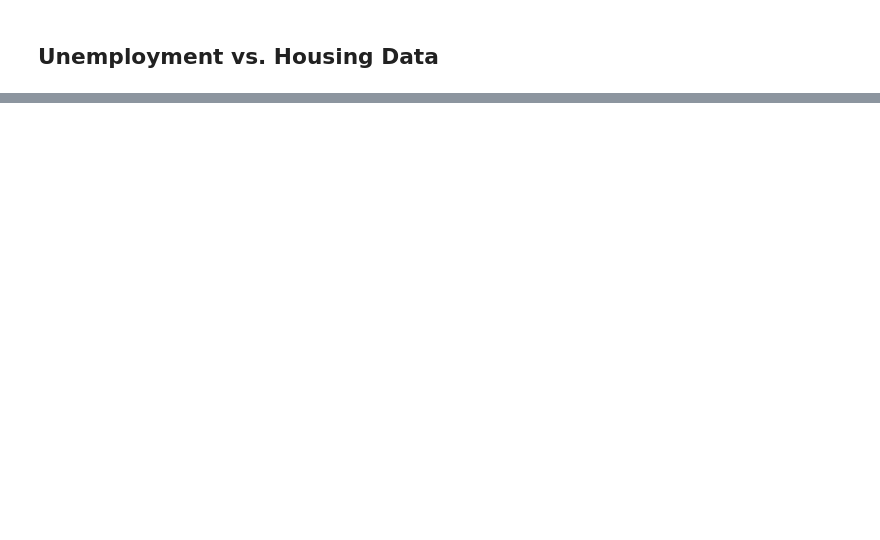
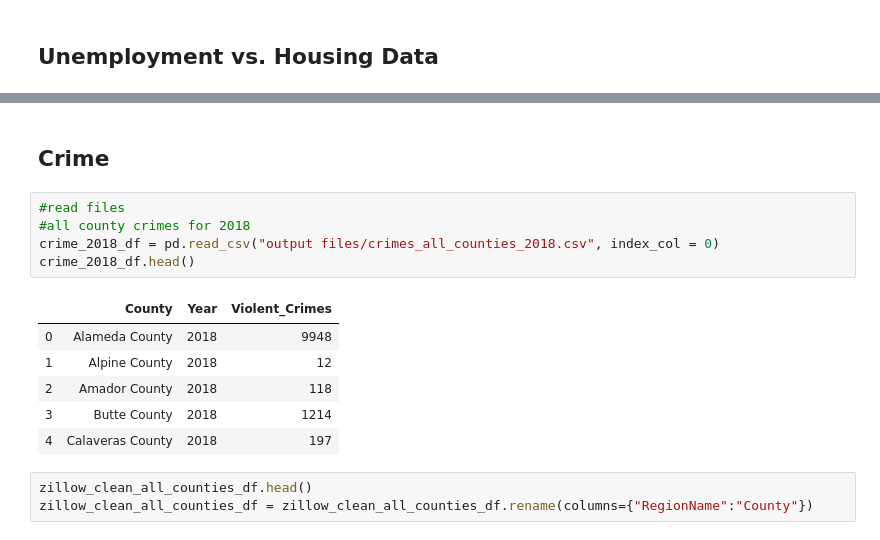
Before and after one commit to TrevorLovesMommy/Real-Estate-Project, a Jupyter notebook: Analysis.ipynb, the cells around one changed output, grey strips where cells are left out. Saved outputs shown, nothing was run; the diff lists cells and outputs as text; blank space fills up the shorter version.

```diff
--- a/Analysis.ipynb
+++ b/Analysis.ipynb
@@ -506,0 +590,17 @@ plt.show()
+# %% [markdown]
+## Crime
+# %%
+#read files
+#all county crimes for 2018
+crime_2018_df = pd.read_csv("output files/crimes_all_counties_2018.csv", index_col = 0)
+crime_2018_df.head()
+# %% [output]
+|  | County | Year | Violent_Crimes |
+| 0 | Alameda County | 2018 | 9948 |
+| 1 | Alpine County | 2018 | 12 |
+| 2 | Amador County | 2018 | 118 |
+| 3 | Butte County | 2018 | 1214 |
+| 4 | Calaveras County | 2018 | 197 |
+# %%
+zillow_clean_all_counties_df.head()
+zillow_clean_all_counties_df = zillow_clean_all_counties_df.rename(columns={"RegionName":"County"})
```
Also changed, not shown: parts of 24 cells of this notebook, 14 other files.
